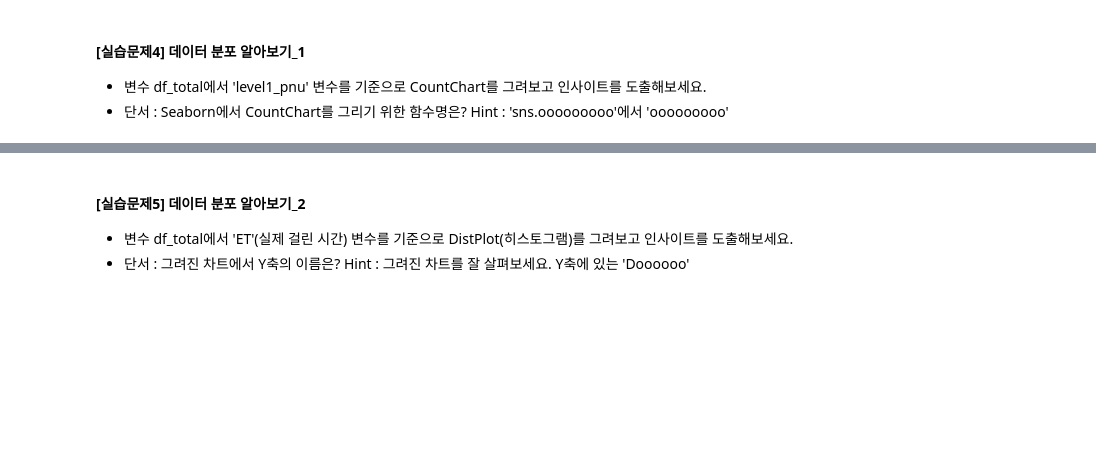
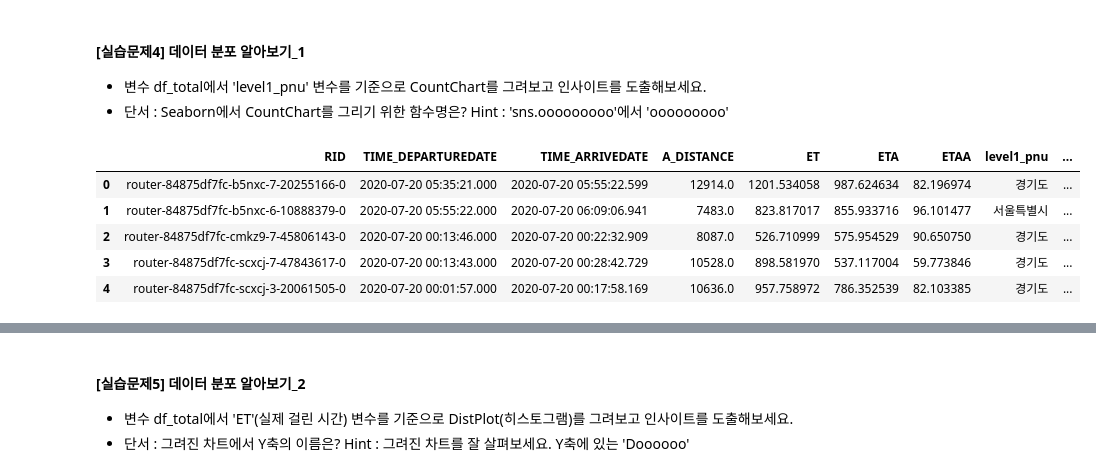
Before and after one commit to SubinOk/aivle_proj, a Jupyter notebook: 07_내비게이션 도착시간 예측/1. 데이터 불러오기 및 분석(EDA).ipynb, the cells around one changed output, grey strips where cells are left out. Cells and saved outputs as stored; diff of their text form; code cells hidden in the pictures; blank space fills up the shorter version.

```diff
--- a/07_내비게이션 도착시간 예측/1. 데이터 불러오기 및 분석(EDA).ipynb
+++ b/07_내비게이션 도착시간 예측/1. 데이터 불러오기 및 분석(EDA).ipynb
@@ -149,6 +169,15 @@ sns.set(font="NanumGothicCoding",
 #### [실습문제4] 데이터 분포 알아보기_1
 * 변수 df_total에서 'level1_pnu' 변수를 기준으로 CountChart를 그려보고 인사이트를 도출해보세요.
 * 단서 : Seaborn에서 CountChart를 그리기 위한 함수명은? Hint : 'sns.ooooooooo'에서 'ooooooooo'
+# %%
+df_total.head()
+# %% [output]
+|  | RID | TIME_DEPARTUREDATE | TIME_ARRIVEDATE | A_DISTANCE | ET | ETA | ETAA | level1_pnu | ... |
+| 0 | router-84875df7fc-b5nxc-7-20255166-0 | 2020-07-20 05:35:21.000 | 2020-07-20 05:55:22.599 | 12914.0 | 1201.534058 | 987.624634 | 82.196974 | 경기도 | ... |
+| 1 | router-84875df7fc-b5nxc-6-10888379-0 | 2020-07-20 05:55:22.000 | 2020-07-20 06:09:06.941 | 7483.0 | 823.817017 | 855.933716 | 96.101477 | 서울특별시 | ... |
+| 2 | router-84875df7fc-cmkz9-7-45806143-0 | 2020-07-20 00:13:46.000 | 2020-07-20 00:22:32.909 | 8087.0 | 526.710999 | 575.954529 | 90.650750 | 경기도 | ... |
+| 3 | router-84875df7fc-scxcj-7-47843617-0 | 2020-07-20 00:13:43.000 | 2020-07-20 00:28:42.729 | 10528.0 | 898.581970 | 537.117004 | 59.773846 | 경기도 | ... |
+| 4 | router-84875df7fc-scxcj-3-20061505-0 | 2020-07-20 00:01:57.000 | 2020-07-20 00:17:58.169 | 10636.0 | 957.758972 | 786.352539 | 82.103385 | 경기도 | ... |
 # %%
 # 아래에 실습코드를 작성하고 결과를 확인합니다.
 import matplotlib.pyplot as plt
```
Also changed, not shown: parts of 11 cells of this notebook, 5 other files.
